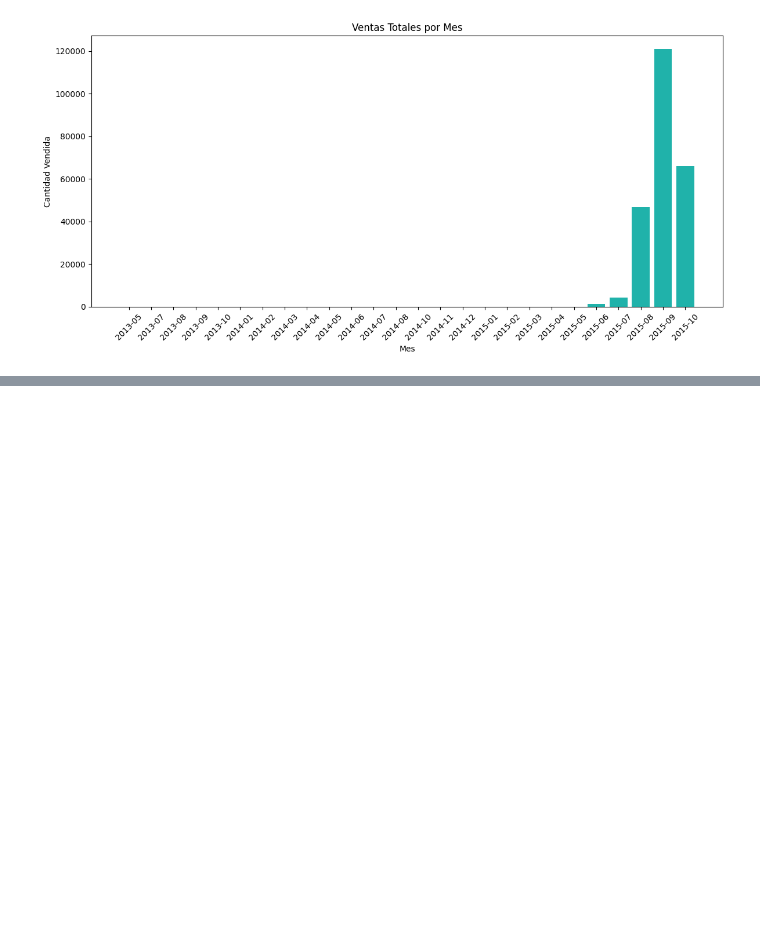
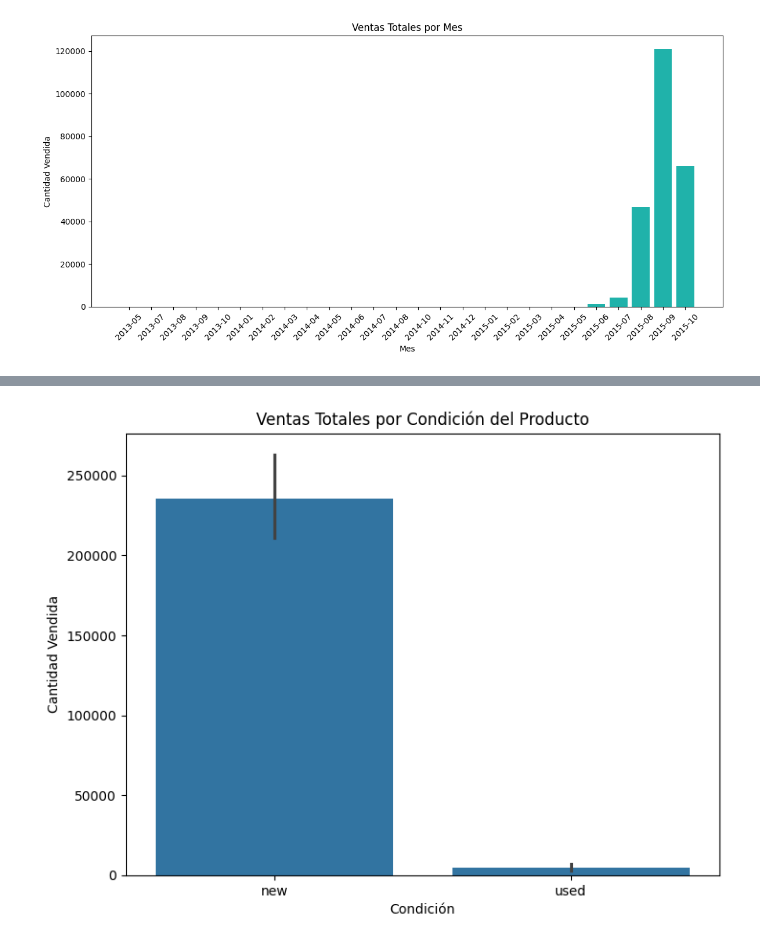
Before and after one commit to luzangelacarabali/CommerceML, a Jupyter notebook: cuaderno/01_EDA_and_cleaning.ipynb, the cells around one changed output, grey strips where cells are left out. Saved outputs shown, nothing was run; the diff lists cells and outputs as text; code cells hidden in the pictures; blank space fills up the shorter version.

```diff
--- a/cuaderno/01_EDA_and_cleaning.ipynb
+++ b/cuaderno/01_EDA_and_cleaning.ipynb
@@ -400,0 +458,9 @@ plt.show()
+# %%
+plt.figure(figsize=(8, 6))
+sns.barplot(x='condition', y='sold_quantity', data=df, estimator=sum)
+plt.title('Ventas Totales por Condición del Producto')
+plt.xlabel('Condición')
+plt.ylabel('Cantidad Vendida')
+plt.show()
+# %% [output]
+[figure, added]
```
Also changed, not shown: parts of 43 cells of this notebook, 7 other files.
